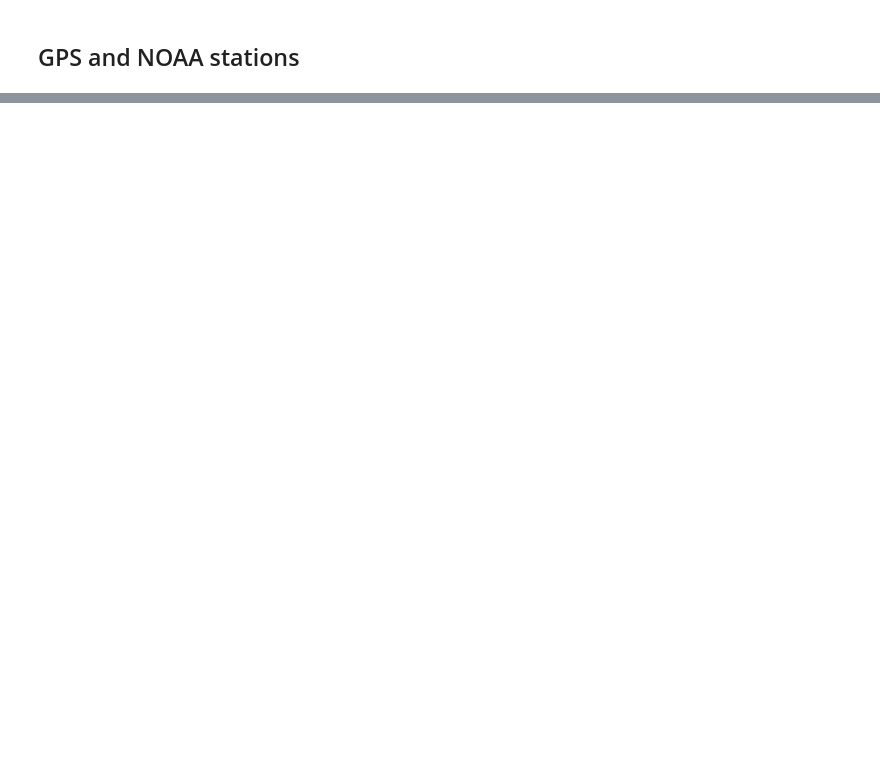
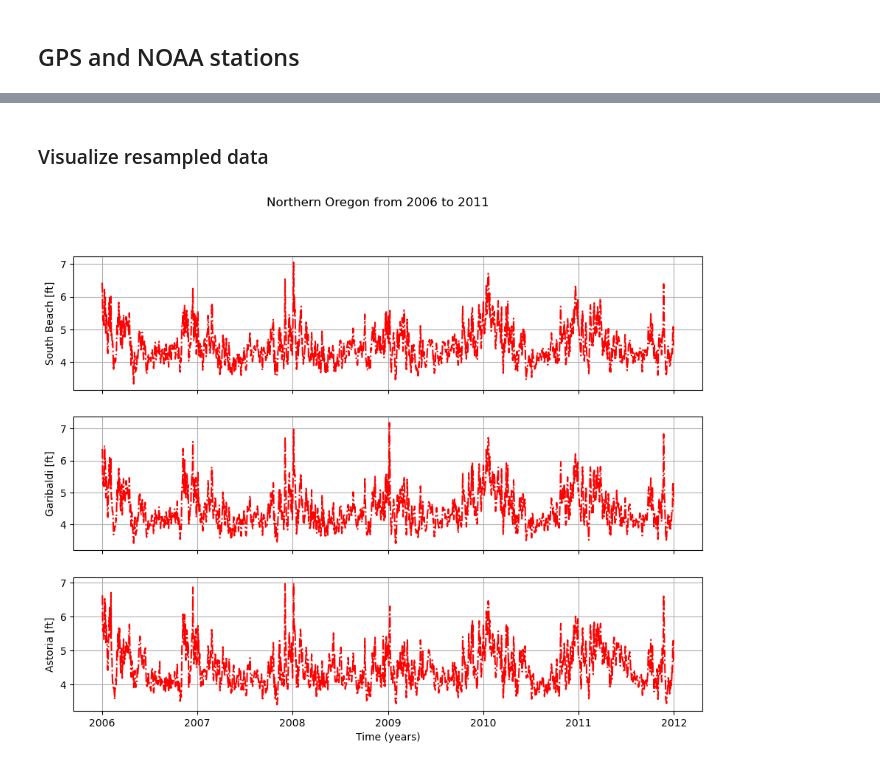
Before and after one commit to Benz-Poobua/Undergrad-Research-2, a Jupyter notebook: GPS-NOAA geodetic-climatic data.ipynb, the cells around one changed output, grey strips where cells are left out. Saved outputs shown, nothing was run; the diff lists cells and outputs as text; code cells hidden in the pictures; blank space fills up the shorter version.

```diff
--- a/GPS-NOAA geodetic-climatic data.ipynb
+++ b/GPS-NOAA geodetic-climatic data.ipynb
@@ -204,0 +441,13 @@ See the caveats in the documentation: https://pandas.pydata.org/pandas-docs/stab
+# %% [markdown]
+### Visualize resampled data
+# %%
+#Northern Oregon (2006-2011)
+fig,ax=plt.subplots(3,1,figsize=(11,8),sharex=True)
+fig.suptitle('Northern Oregon from 2006 to 2011')
+ax[0].plot(South_Beach_2006_2011_resampled.index, South_Beach_2006_2011_resampled['Verified (ft)'], '-.r');ax[0].grid(True);ax[0].set_ylabel('South Beach [ft]')
+ax[1].plot(Garibaldi_2006_2011_resampled.index, Garibaldi_2006_2011_resampled['Verified (ft)'], '-.r');ax[1].grid(True);ax[1].set_ylabel('Garibaldi [ft]')
+ax[2].plot(Astoria_2006_2011_resampled.index, Astoria_2006_2011_resampled['Verified (ft)'], '-.r');ax[2].grid(True);ax[2].set_ylabel('Astoria [ft]')
+ax[2].set_xlabel('Time (years)')
+plt.show()
+# %% [output]
+[figure, added]
```
Also changed, not shown: parts of 19 cells of this notebook.
